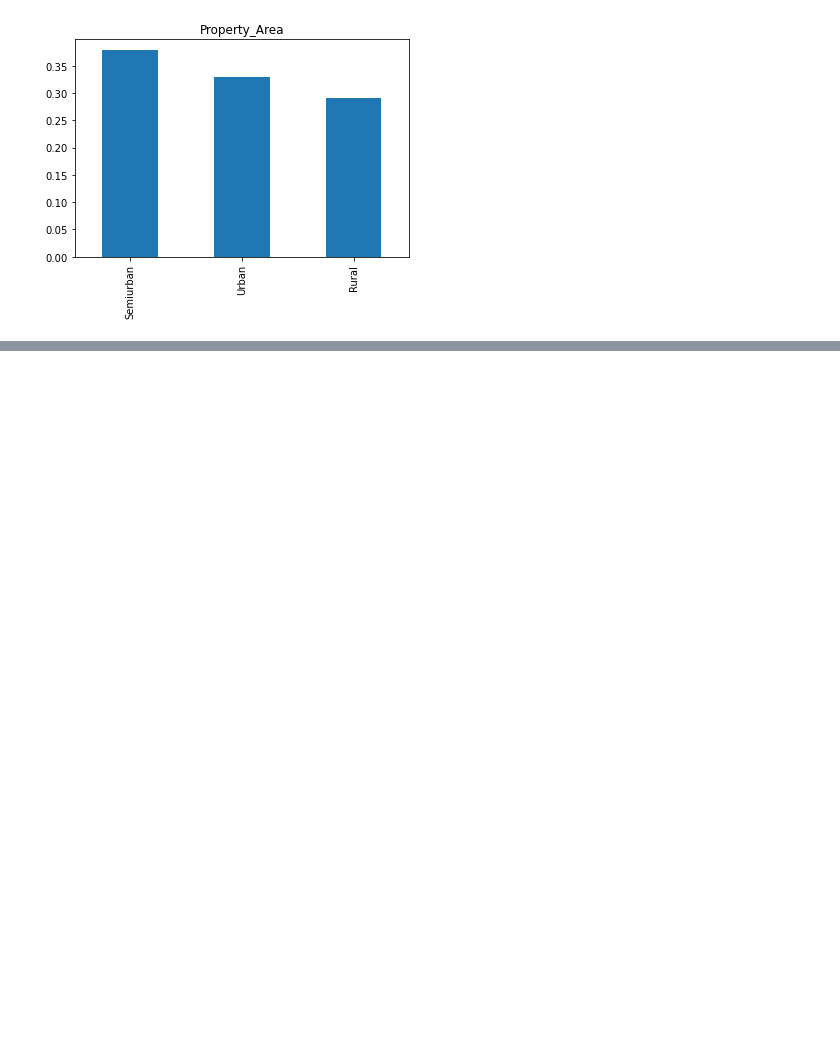
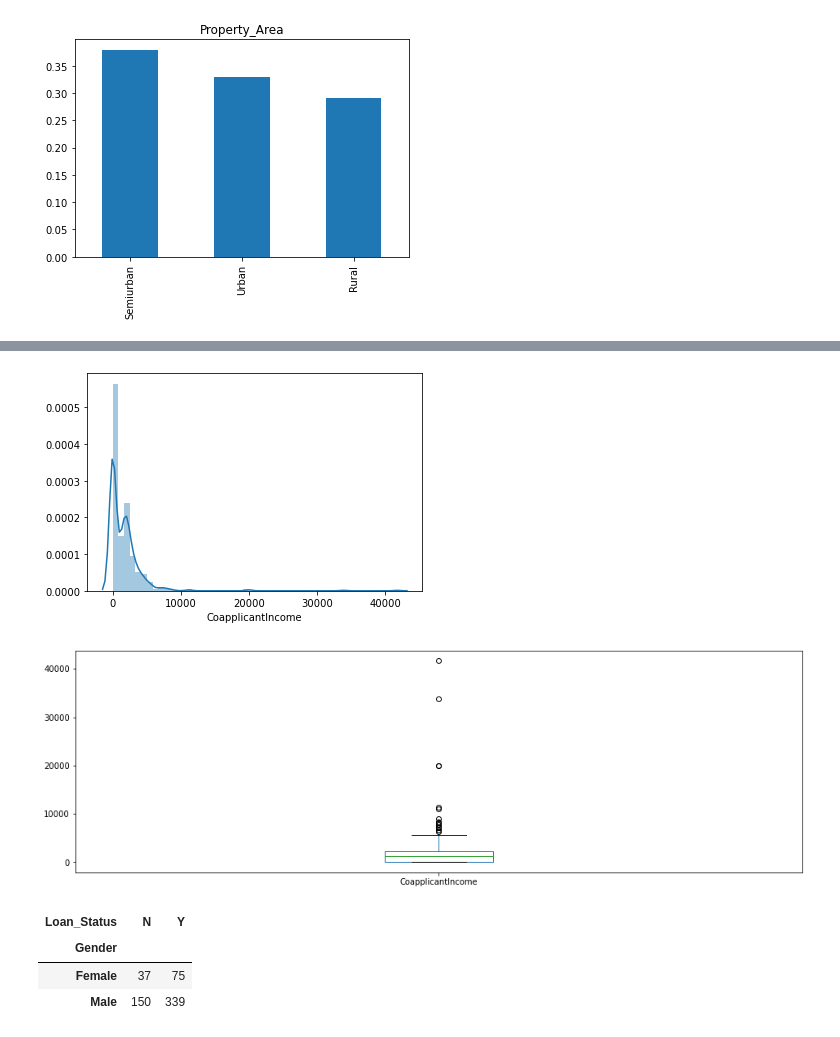
Before and after one commit to adityakaushal/Loan_Approval_prediction, a Jupyter notebook: loan_pred_analysis.ipynb, the cells around one changed output, grey strips where cells are left out. Drawn from its saved outputs; the diff is of its cells as text; code cells hidden in the pictures; blank space fills up the shorter version.

```diff
--- a/loan_pred_analysis.ipynb
+++ b/loan_pred_analysis.ipynb
@@ -166,0 +183,8 @@ train['Property_Area'].value_counts(normalize = True).plot.bar(title = 'Property
+# %%
+sns.distplot(train['CoapplicantIncome'])
+plt.show()
+train['CoapplicantIncome'].plot.box(figsize = (16,5))
+plt.show()
+# %% [output]
+[figure, added]
+[figure, added]
@@ -166,0 +193,7 @@ train['Property_Area'].value_counts(normalize = True).plot.bar(title = 'Property
+# %%
+gender
+# %% [output]
+| Loan_Status | N | Y |
+| Gender |  |  |
+| Female | 37 | 75 |
+| Male | 150 | 339 |
```
Also changed, not shown: parts of 64 cells of this notebook.
